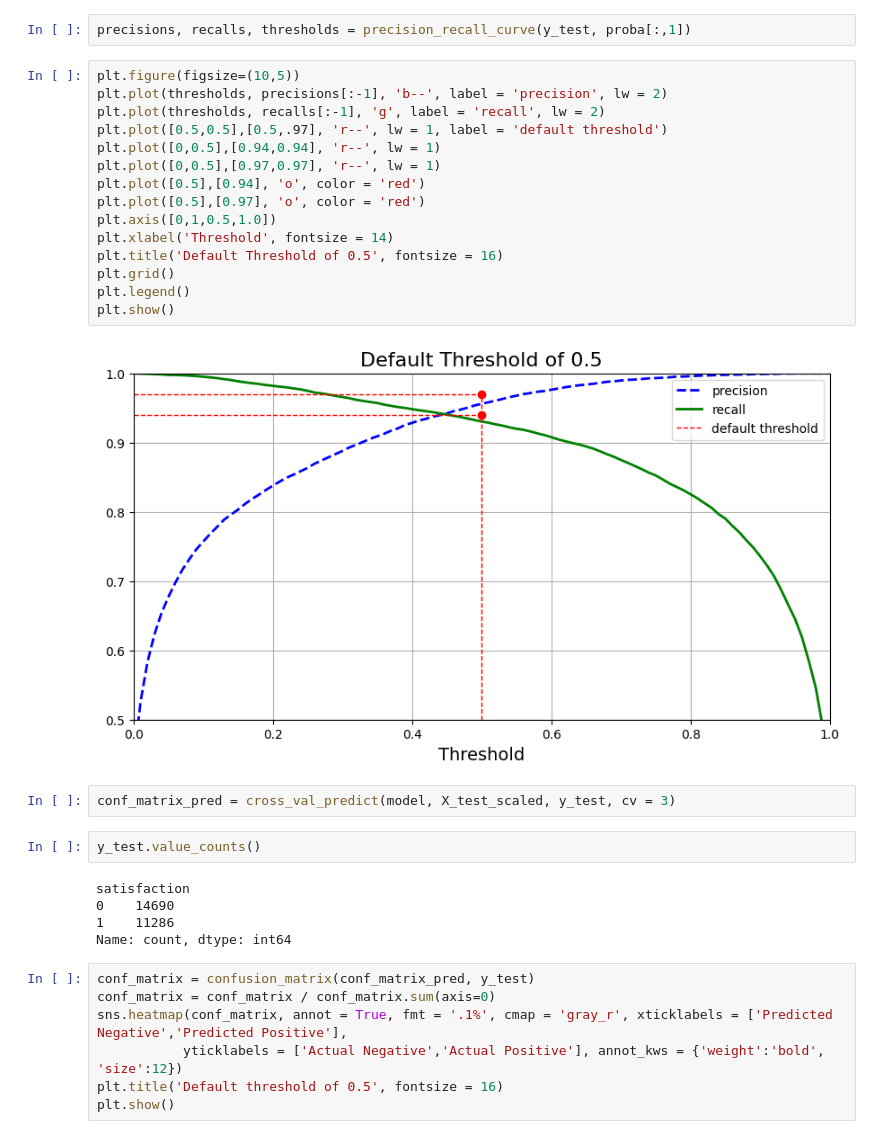
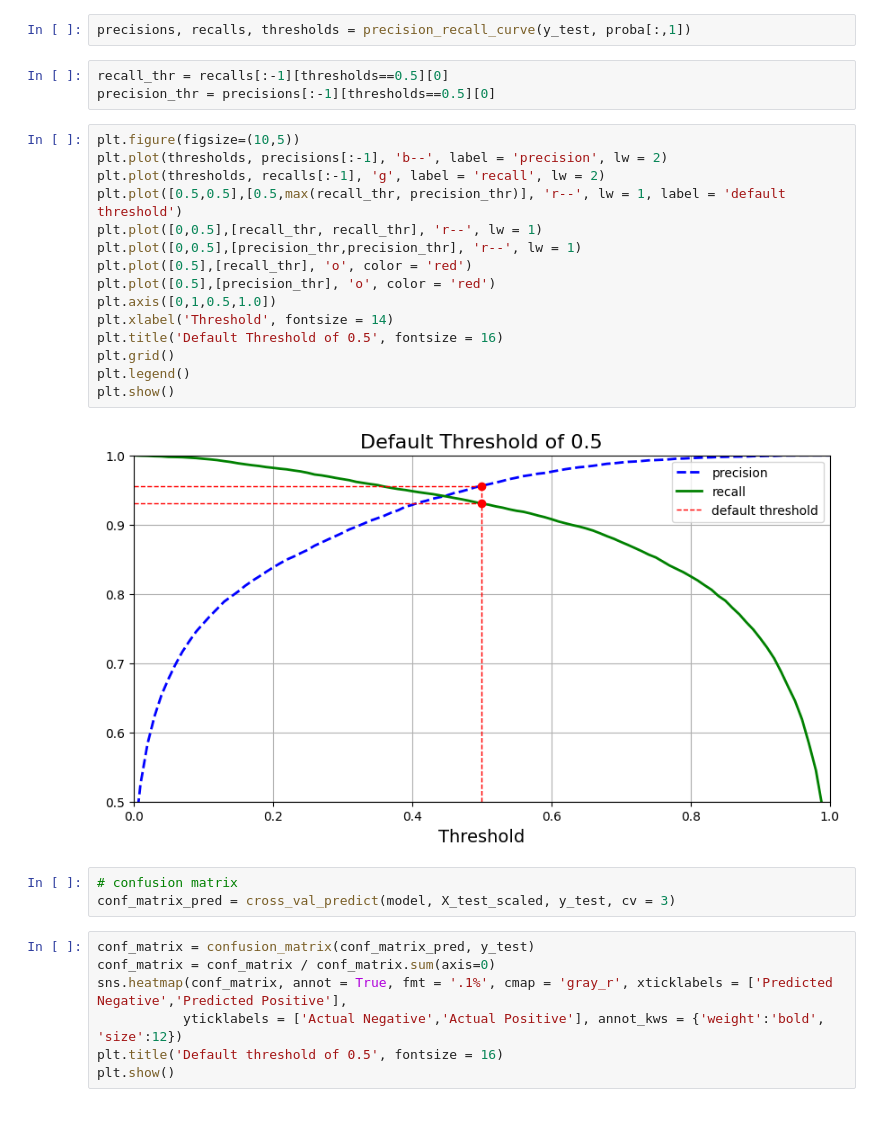
Before and after one commit to Jeremyugo/AzureMLOps-CI-CD-Passenger-Satisfaction, a Jupyter notebook: data-science/experimentation/Airline Passenger Satisfaction (96% f1_score on Test Set).ipynb, the cells around one changed output. Cells and saved outputs as stored; diff of their text form.

```diff
--- a/data-science/experimentation/Airline Passenger Satisfaction (96% f1_score on Test Set).ipynb
+++ b/data-science/experimentation/Airline Passenger Satisfaction (96% f1_score on Test Set).ipynb
@@ -203,32 +203,29 @@ weighted avg       0.96      0.96      0.96    103904
 proba = cross_val_predict(model, X_test_scaled, y_test, cv = 3, method = 'predict_proba')
 # %%
 precisions, recalls, thresholds = precision_recall_curve(y_test, proba[:,1])
+# %%
+recall_thr = recalls[:-1][thresholds==0.5][0]
+precision_thr = precisions[:-1][thresholds==0.5][0]
 # %%
 plt.figure(figsize=(10,5))
 plt.plot(thresholds, precisions[:-1], 'b--', label = 'precision', lw = 2)
 plt.plot(thresholds, recalls[:-1], 'g', label = 'recall', lw = 2)
-plt.plot([0.5,0.5],[0.5,.97], 'r--', lw = 1, label = 'default threshold')
-plt.plot([0,0.5],[0.94,0.94], 'r--', lw = 1)
-plt.plot([0,0.5],[0.97,0.97], 'r--', lw = 1)
-plt.plot([0.5],[0.94], 'o', color = 'red')
-plt.plot([0.5],[0.97], 'o', color = 'red')
+plt.plot([0.5,0.5],[0.5,max(recall_thr, precision_thr)], 'r--', lw = 1, label = 'default threshold')
+plt.plot([0,0.5],[recall_thr, recall_thr], 'r--', lw = 1)
+plt.plot([0,0.5],[precision_thr,precision_thr], 'r--', lw = 1)
+plt.plot([0.5],[recall_thr], 'o', color = 'red')
+plt.plot([0.5],[precision_thr], 'o', color = 'red')
 plt.axis([0,1,0.5,1.0])
 plt.xlabel('Threshold', fontsize = 14)
 plt.title('Default Threshold of 0.5', fontsize = 16)
 plt.grid()
 plt.legend()
 plt.show()
 # %% [output]
-[figure, old version]
+[figure, new version]
 # %%
+# confusion matrix
 conf_matrix_pred = cross_val_predict(model, X_test_scaled, y_test, cv = 3)
-# %%
-y_test.value_counts()
-# %% [output]
-satisfaction
-0    14690
-1    11286
-Name: count, dtype: int64
 # %%
 conf_matrix = confusion_matrix(conf_matrix_pred, y_test)
 conf_matrix = conf_matrix / conf_matrix.sum(axis=0)
```
Also changed, not shown: parts of 2 cells of this notebook, 7 other files.
